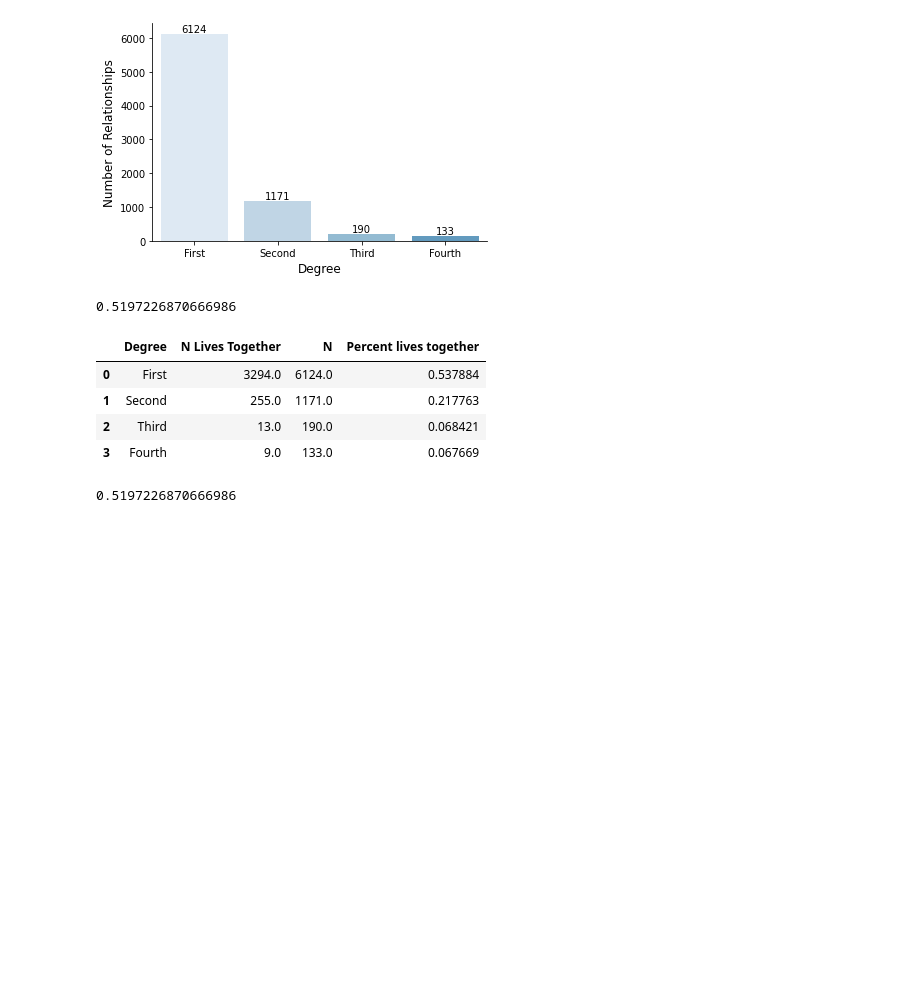
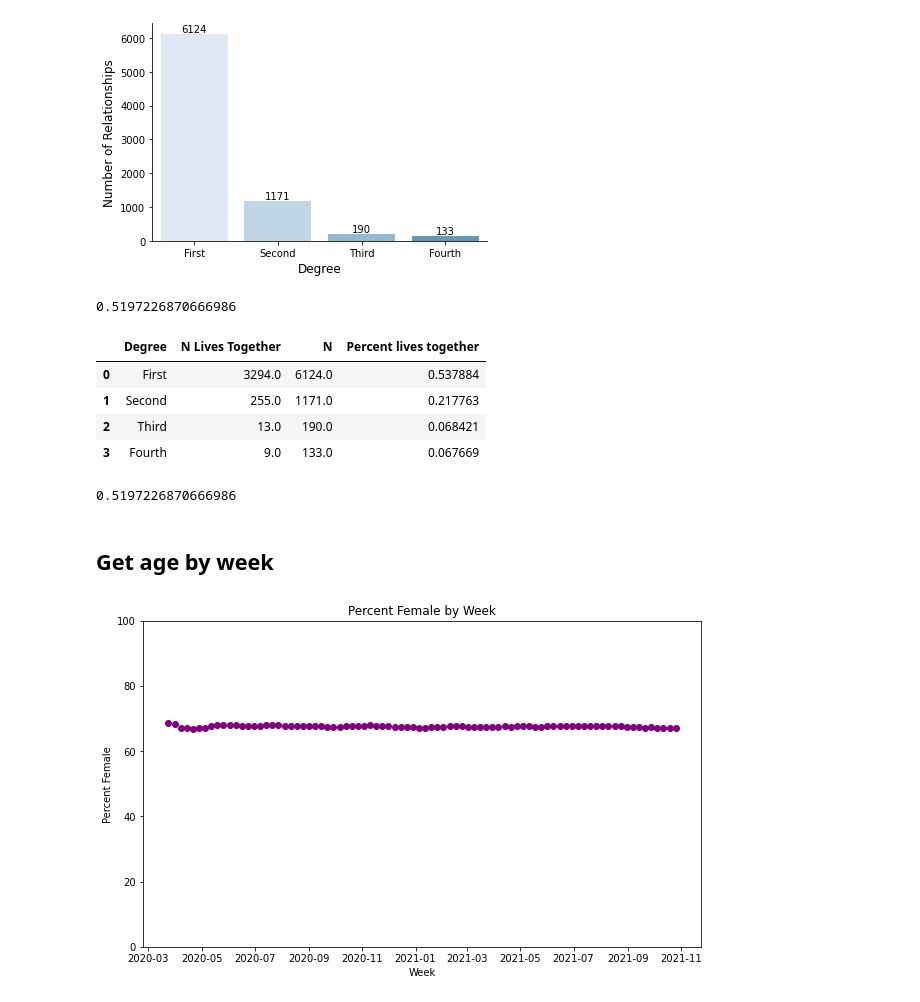
Before and after one commit to tatonetti-lab/covid-h2o, a Jupyter notebook: manuscript_demo_graphs.ipynb, the cells around one changed output. Drawn from its saved outputs; the diff is of its cells as text; code cells hidden in the pictures; blank space fills up the shorter version.

Commit message:
broke out demo info by case and control status, added graph looking at age by week

```diff
--- a/manuscript_demo_graphs.ipynb
+++ b/manuscript_demo_graphs.ipynb
@@ -233,7 +240,7 @@ def pull_fam_count( pheno, df, print_res = True, \
     if return_fams_df:
         return solar_fams_df, solar_patients
 
-    elif return_patient_limited_df == True:
+    elif return_patient_limited_df:
         return solar_limited_df
 
     else:
@@ -658,3 +711,16 @@ len( rel_limit_df[ rel_limit_df["bid"] == rel_limit_df["rel_bid"]]["ptid"].uniqu
 /len(rel_limit_df["ptid"].unique())
 # %% [output]
 0.5197226870666986
+# %% [markdown]
+## Get age by week
+# %%
+mrn2age = dict( zip( demo_df["ptid"], demo_df["age"] ) )
+# %%
+
+regex = r'(\d+_\d+_\d+)'
+
+pull_date = lambda trait_name: datetime.strptime(re.findall(regex, trait_name)[0]\
+                                                 ,'%Y-%m-%d').date()
+
+pull_date_window = lambda trait_name: datetime.strptime(re.findall(regex, trait_name)[0]\
+                                                 ,'%m_%d_%Y').date()
@@ -660,0 +766,24 @@ len( rel_limit_df[ rel_limit_df["bid"] == rel_limit_df["rel_bid"]]["ptid"].uniqu
+# %%
+# Extract the weeks and percent female from the list of tuples
+weeks, percent_female = zip(*percent_female_list)
+
+# Set the figure size
+plt.figure(figsize=(10, 6))
+
+# Plot the line
+plt.scatter(weeks, percent_female, marker='o', color='purple')
+
+# Add x-axis and y-axis labels
+plt.xlabel('Week')
+plt.ylabel('Percent Female')
+
+# Set the y-axis limits to range from 0 to 100
+plt.ylim(0, 100)
+
+# Add a title
+plt.title('Percent Female by Week')
+
+# Show the plot
+plt.show()
+# %% [output]
+[figure, added]
```
Also changed, not shown: parts of 29 cells of this notebook.
